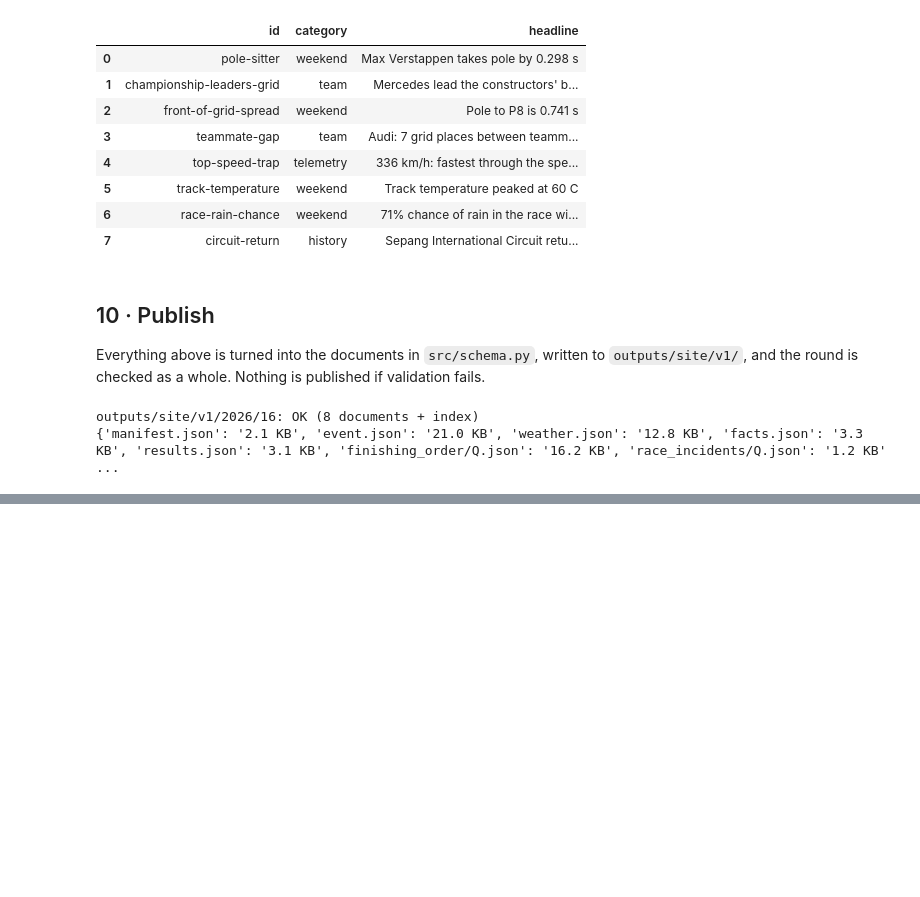
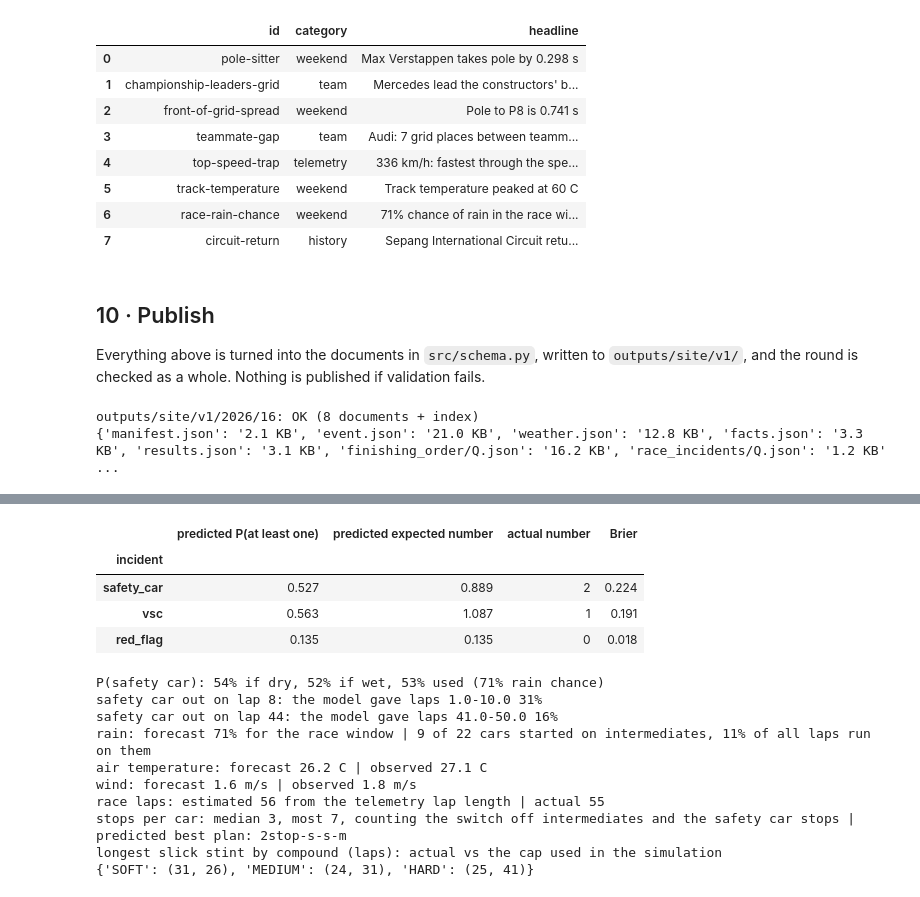
Before and after one commit to LizheZhao/race-preds, a Jupyter notebook: nb/race-weekend-predict.ipynb, the cells around one changed output, grey strips where cells are left out. Drawn from its saved outputs; the diff is of its cells as text; code cells hidden in the pictures; blank space fills up the shorter version.

```diff
--- a/nb/race-weekend-predict.ipynb
+++ b/nb/race-weekend-predict.ipynb
@@ -339,14 +341,22 @@ def forecast_hourly(lat, lon, start_date, end_date) -> pd.DataFrame:
     return hourly
 
 
-first_day = pd.Timestamp(weekend_sessions[0]["session_dt_utc"]).date()
-hourly = forecast_hourly(race_row["lat"], race_row["long"], first_day, RACE_START.date())
-FORECAST_FETCHED_AT = datetime.now(timezone.utc)
+WEATHER_PATH = WEEKEND_DIR / "weather_hourly.csv"
+if now >= RACE_START.tz_localize(None) and WEATHER_PATH.exists():
+    # a forecast cannot be fetched after the fact (Open-Meteo would return what happened), so once the race
+    # has started the one saved before it is reused. That keeps a rerun's predictions the pre-race ones
+    hourly = pd.read_csv(WEATHER_PATH).assign(time_utc=lambda t: pd.to_datetime(t["time_utc"], utc=True))
+    FORECAST_FETCHED_AT = datetime.fromtimestamp(WEATHER_PATH.stat().st_mtime, timezone.utc)
+    print(f"race has started: reusing the forecast saved at {FORECAST_FETCHED_AT:%Y-%m-%d %H:%M} UTC")
+else:
+    first_day = pd.Timestamp(weekend_sessions[0]["session_dt_utc"]).date()
+    hourly = forecast_hourly(race_row["lat"], race_row["long"], first_day, RACE_START.date())
+    FORECAST_FETCHED_AT = datetime.now(timezone.utc)
 
 # keep the weekend from an hour before first practice to three hours after the race starts
 weekend_start = pd.Timestamp(weekend_sessions[0]["session_dt_utc"]).tz_localize("UTC") - pd.Timedelta(hours=1)
 hourly = hourly[(hourly["time_utc"] >= weekend_start) & (hourly["time_utc"] <= RACE_START + pd.Timedelta(hours=3))]
-save_csv(hourly, WEEKEND_DIR / "weather_hourly.csv")
+save_csv(hourly, WEATHER_PATH)
 
 # rain chance over the race window drives the incident model
 race_window = hourly[(hourly["time_utc"] >= RACE_START.floor("h")) & (hourly["time_utc"] < RACE_START + pd.Timedelta(hours=2))]
@@ -1538,0 +1728,55 @@ outputs/site/v1/2026/16: OK (8 documents + index)
+# %%
+# The other panels: incidents, weather, laps and strategy against what happened
+actual_incident, actual_stints, _ = load_race_history(SEASON, RACE_ROUND)
+actual_incident = actual_incident.iloc[0]
+sc_starts_actual = json.loads(actual_incident["sc_start_laps"])
+
+# incidents: probability given to "at least one" against what happened
+incident_check = pd.DataFrame([
+    {"incident": name, "predicted P(at least one)": rates[name]["p"], "predicted expected number": rates[name]["expected"],
+     "actual number": int(actual_incident[col]), "Brier": (rates[name]["p"] - float(actual_incident[col] > 0)) ** 2}
+    for name, col in INCIDENT_COLS.items()]).set_index("incident")
+display(incident_check.round(3))
+dry_rates, wet_rates = incident_rates(0.0), incident_rates(1.0)
+print(f"P(safety car): {dry_rates['safety_car']['p']:.0%} if dry, {wet_rates['safety_car']['p']:.0%} if wet, "
+      f"{rates['safety_car']['p']:.0%} used ({P_RAIN_RACE:.0%} rain chance)")
+for lap in sc_starts_actual:
+    window = window_table[(window_table["start_lap"] <= lap) & (window_table["end_lap"] >= lap)].iloc[0]
+    print(f"safety car out on lap {lap}: the model gave laps {window['start_lap']}-{window['end_lap']} {window['p_safety_car']:.0%}")
+
+# weather: forecast against the race
+started_on_inters = int((race.laps.sort_values("LapNumber").groupby("Driver")["Compound"].first() == "INTERMEDIATE").sum())
+print(f"rain: forecast {P_RAIN_RACE:.0%} for the race window | {started_on_inters} of {len(actual)} cars started on intermediates, "
+      f"{race_summary['wet_laps_frac']:.0%} of all laps run on them")
+print(f"air temperature: forecast {race_window['temperature_2m'].mean():.1f} C | observed {race_summary['air_temp_mean']:.1f} C")
+print(f"wind: forecast {race_window['wind_speed_10m'].mean():.1f} m/s | observed {race_summary['wind_speed_mean']:.1f} m/s")
+
+# distance and strategy
+print(f"race laps: estimated {RACE_LAPS} from the telemetry lap length | actual {race.total_laps}")
+stops_actual = actual_stints.groupby("Driver").size() - 1
+actual_stints = actual_stints.assign(stint_laps=lambda t: t["end_lap"] - t["start_lap"] + 1)
+longest = actual_stints[~actual_stints["is_final"]].groupby("Compound")["stint_laps"].max()
+print(f"stops per car: median {stops_actual.median():.0f}, most {stops_actual.max()}, "
+      f"counting the switch off intermediates and the safety car stops | predicted best plan: {strategy_options[0]['id']}")
+print("longest slick stint by compound (laps): actual vs the cap used in the simulation")
+print({c: (int(longest.get(c, 0)), stint_caps[c]) for c in DRY})
+order_codes = compare["code"].tolist()
+plans = (actual_stints.sort_values(["Driver", "Stint"]).assign(piece=lambda t: t["Compound"].astype(str).replace({"None": "?", "nan": "?"}).str[0] + t["stint_laps"].astype(int).astype(str))
+         .groupby("Driver")["piece"].agg(" ".join).reindex(order_codes))
+plans.head(10).to_frame("stints (I = intermediate, S/M/H = slick, laps)")
+# %% [output]
+|  | predicted P(at least one) | predicted expected number | actual number | Brier |
+| incident |  |  |  |  |
+| safety_car | 0.527 | 0.889 | 2 | 0.224 |
+| vsc | 0.563 | 1.087 | 1 | 0.191 |
+| red_flag | 0.135 | 0.135 | 0 | 0.018 |
+P(safety car): 54% if dry, 52% if wet, 53% used (71% rain chance)
+safety car out on lap 8: the model gave laps 1.0-10.0 31%
+safety car out on lap 44: the model gave laps 41.0-50.0 16%
+rain: forecast 71% for the race window | 9 of 22 cars started on intermediates, 11% of all laps run on them
+air temperature: forecast 26.2 C | observed 27.1 C
+wind: forecast 1.6 m/s | observed 1.8 m/s
+race laps: estimated 56 from the telemetry lap length | actual 55
+stops per car: median 3, most 7, counting the switch off intermediates and the safety car stops | predicted best plan: 2stop-s-s-m
+longest slick stint by compound (laps): actual vs the cap used in the simulation
+{'SOFT': (31, 26), 'MEDIUM': (24, 31), 'HARD': (25, 41)}
```
Also changed, not shown: parts of 15 cells of this notebook.
